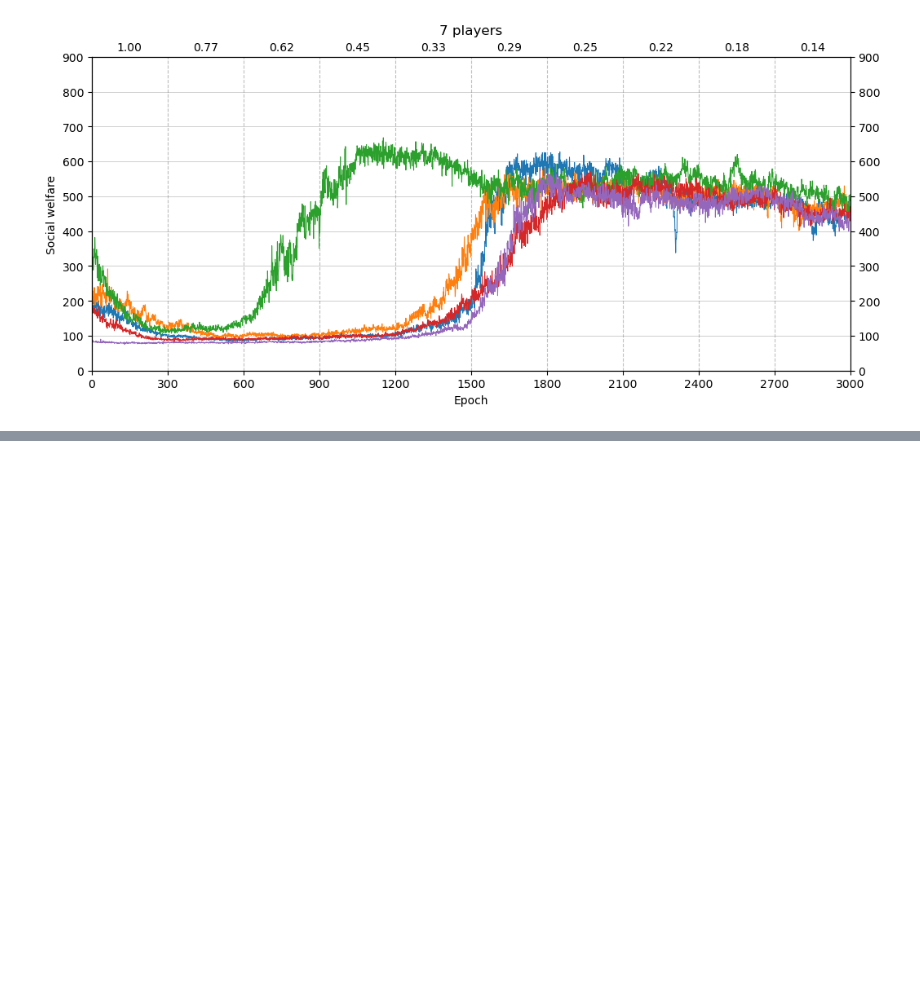
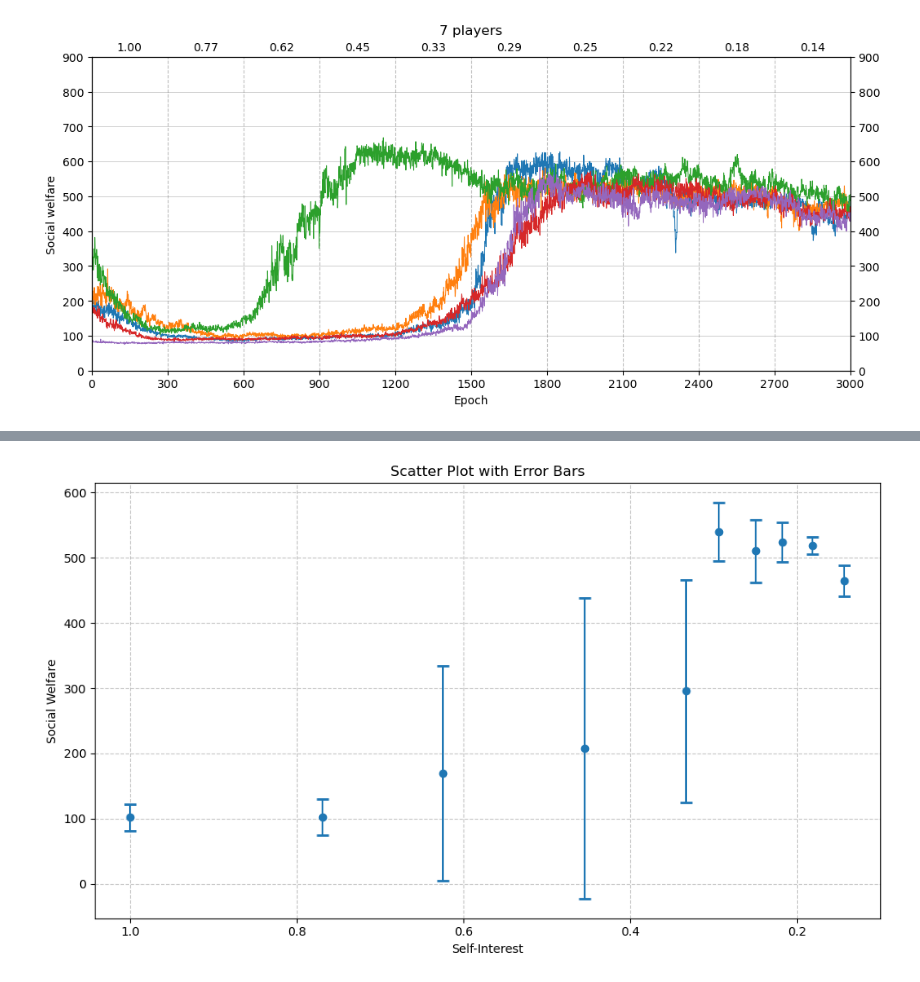
Before and after one commit to willis-richard/meltingpot, a Jupyter notebook: reward_transfer/results_n_players.ipynb, the cells around one changed output, grey strips where cells are left out. Drawn from its saved outputs; the diff is of its cells as text; code cells hidden in the pictures; blank space fills up the shorter version.

```diff
--- a/reward_transfer/results_n_players.ipynb
+++ b/reward_transfer/results_n_players.ipynb
@@ -8,11 +8,13 @@ INPUT = '/scratch/users/k21075402/new'
 harvest = {
     'name': 'commons_harvest__open',
     'TRIAL_IDS_SP': ['39596646', '3f82a7f6', 'b484e613', 'd1a59a0e', 'ebcd23ed'],
-    'TRIAL_IDS_ID': ['41697eb3', '68238f61', 'b0569bd9', 'd1ec3174', 'eb100aee']}
+    'TRIAL_IDS_ID': ['41697eb3', '68238f61', 'b0569bd9', 'd1ec3174', 'eb100aee']
+}
 mushroom = {
     'name': 'externality_mushrooms__dense',
-    'TRIAL_IDS_ID': ['ec5de638']}
-
+    # 'TRIAL_IDS_ID': ['ec5de638']}
+    'TRIAL_IDS_ID': ['8de7e630', 'ab15db82', 'b7c04d31', 'ca8d5c9d', 'cb2f86c9']
+}
 
 window = 21
 epochs = 300
@@ -156,0 +179,31 @@ df
+# %%
+import matplotlib.pyplot as plt
+import numpy as np
+
+group = df[df['iteration'] % 300 == 0].groupby('iteration')
+
+# Extract the data
+x = group['self-interest'].mean()
+y = group['reward'].mean()
+yerr = group['reward'].std()
+
+# Create the scatter plot with error bars
+plt.figure(figsize=(10, 6))
+plt.errorbar(x, y, yerr=yerr, fmt='o', capsize=5, capthick=2)
+
+# Set labels and title
+plt.xlabel('Self-Interest')
+plt.ylabel('Social Welfare')
+plt.title('Scatter Plot with Error Bars')
+
+# Add grid for better readability
+plt.grid(True, linestyle='--', alpha=0.7)
+
+# Reverse the x-axis
+plt.gca().invert_xaxis()
+
+# Show the plot
+plt.tight_layout()
+plt.show()
+# %% [output]
+[figure, added]
```
Also changed, not shown: parts of 5 cells of this notebook, 6 other files.
